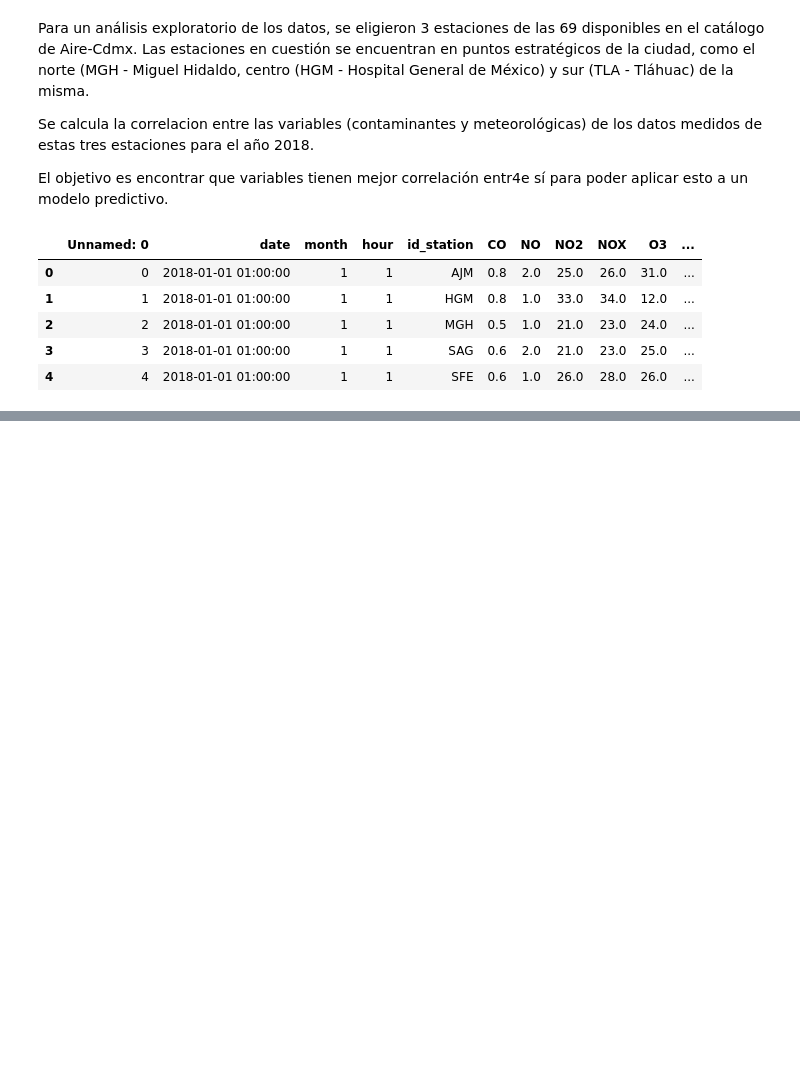
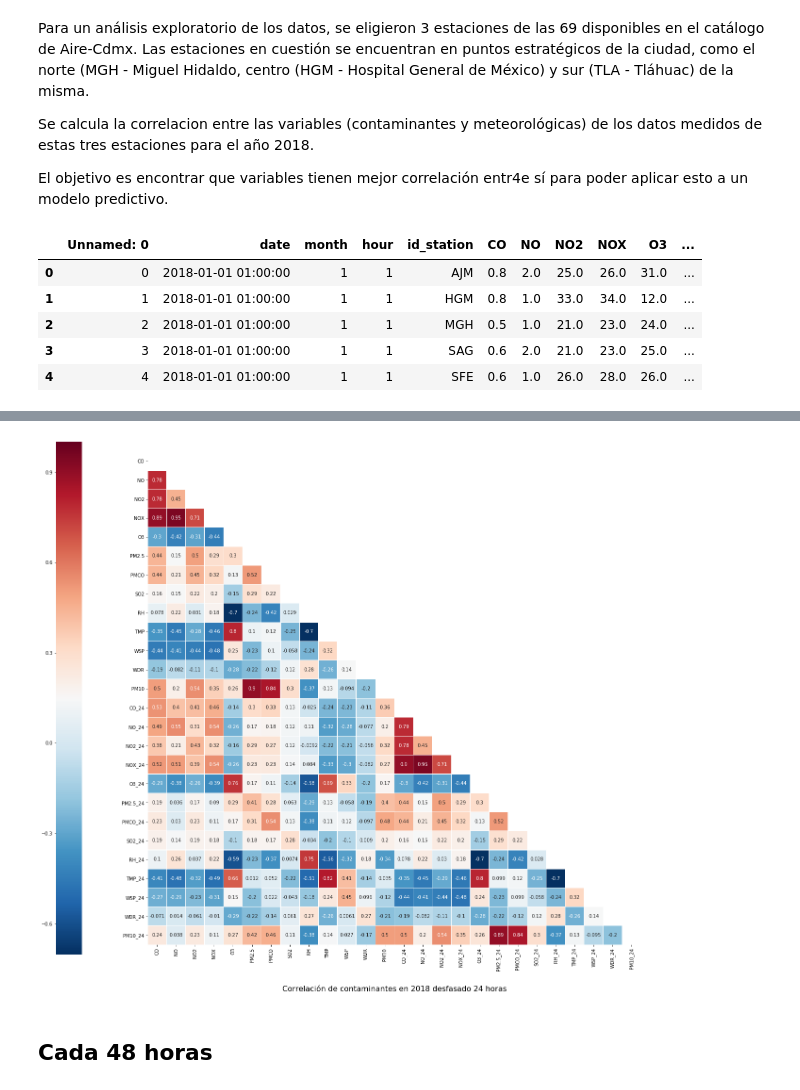
Before and after one commit to DanielBustillos/Forecast-pollution-CDMX, a Jupyter notebook: correlacion/Correlacion.ipynb, the cells around one changed output, grey strips where cells are left out. Saved outputs shown, nothing was run; the diff lists cells and outputs as text; code cells hidden in the pictures; blank space fills up the shorter version.

```diff
--- a/correlacion/Correlacion.ipynb
+++ b/correlacion/Correlacion.ipynb
@@ -51,0 +196,7 @@ data_18.head(20)
+# %%
+matriz_total_24 = df_derived_by_shift(est_prom_18, 24, NON_DER)
+# %%
+matriz_total_24 = matriz_total_24[['CO', 'NO', 'NO2', 'NOX', 'O3', 'PM2.5', 'PMCO', 'SO2', 'RH', 'TMP'
+                                  , 'WSP', 'WDR', 'PM10', 'CO_24', 'NO_24', 'NO2_24', 'NOX_24', 'O3_24'
+                                   , 'PM2.5_24', 'PMCO_24', 'SO2_24', 'RH_24', 'TMP_24'
+                                  , 'WSP_24', 'WDR_24', 'PM10_24']].copy()
@@ -51,0 +224,17 @@ data_18.head(20)
+# %%
+import matplotlib.pyplot as plt
+import numpy as np
+import seaborn as sns
+colormap = plt.cm.RdBu_r
+plt.figure(figsize=(25,20))
+plt.title(u'Correlación de contaminantes en 2018 desfasado 24 horas', y=-0.1, size=16)
+
+mask = np.zeros_like(matriz_total_24.corr())
+mask[np.triu_indices_from(mask)] = True
+
+svm = sns.heatmap(matriz_total_24.corr(), mask=mask, linewidths=0.1,vmax=1.0,
+            square=True, cmap=colormap, linecolor='white', annot=True, cbar_kws = dict(use_gridspec=False,location="left"))
+# %% [output]
+[figure, added]
+# %% [markdown]
+## Cada 48 horas
```
Also changed, not shown: parts of 23 cells of this notebook, 4 other files.
